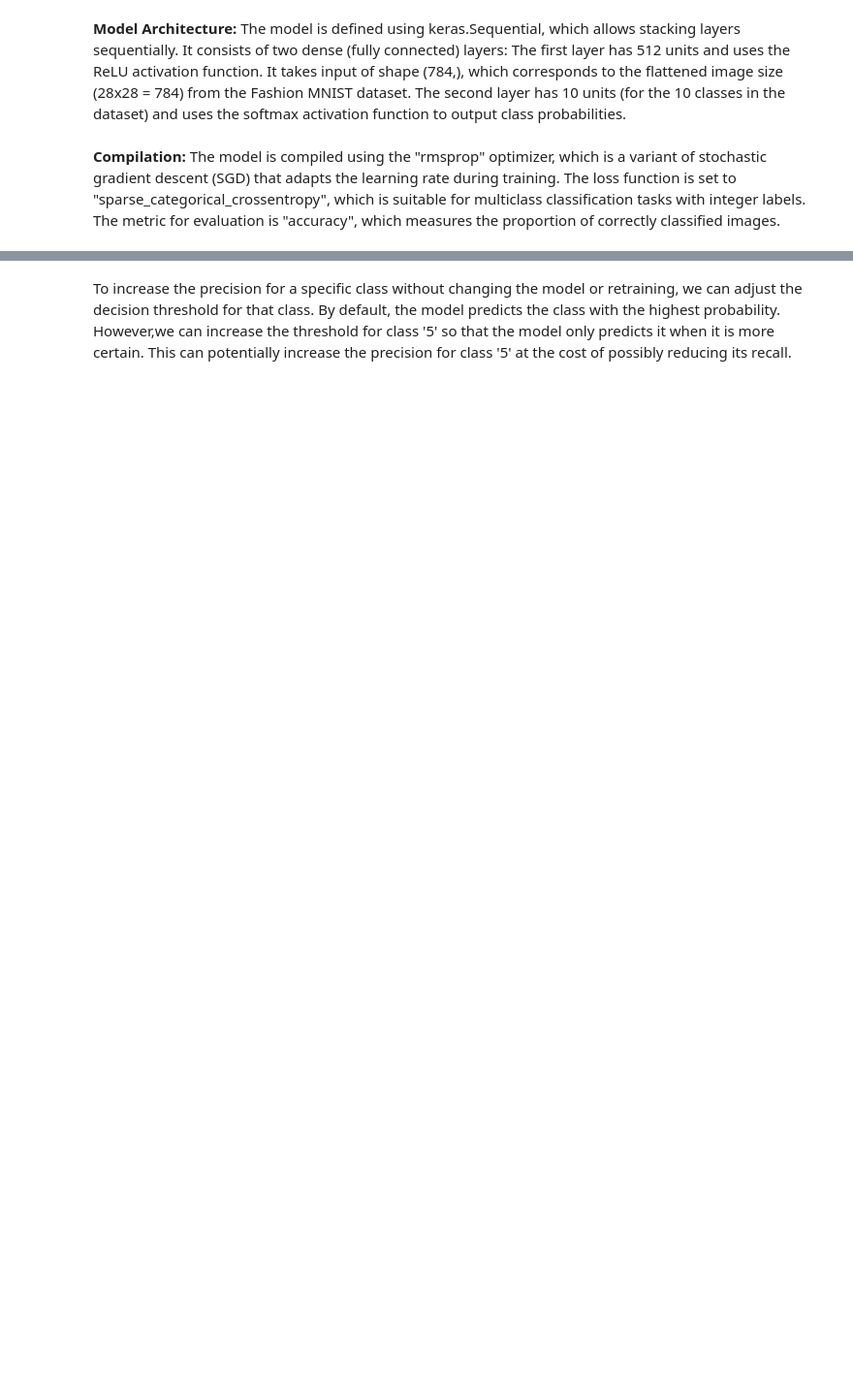
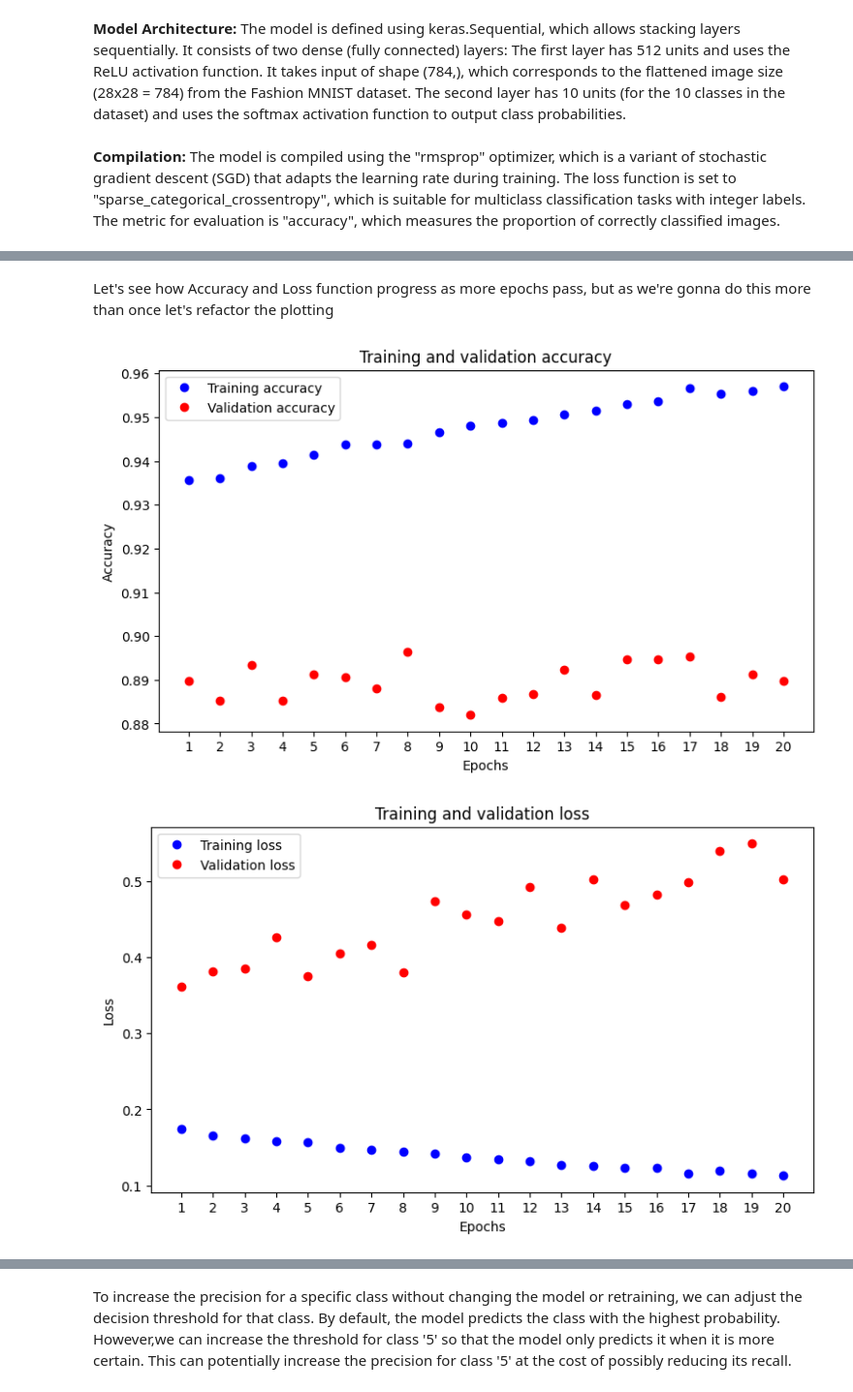
Before and after one commit to harshp24asopalav/CSCN8010-labs, a Jupyter notebook: MNIST Classification with Dense Neural Networks.ipynb, the cells around one changed output, grey strips where cells are left out. Shown: that part at 97% size. Cells and saved outputs as stored; diff of their text form; code cells hidden in the pictures; blank space fills up the shorter version.

```diff
--- a/MNIST Classification with Dense Neural Networks.ipynb
+++ b/MNIST Classification with Dense Neural Networks.ipynb
@@ -182,3 +185,23 @@ The second layer has 10 units (for the 10 classes in the dataset) and uses the s
 The model is compiled using the "rmsprop" optimizer, which is a variant of stochastic gradient descent (SGD) that adapts the learning rate during training.
 The loss function is set to "sparse_categorical_crossentropy", which is suitable for multiclass classification tasks with integer labels.
 The metric for evaluation is "accuracy", which measures the proportion of correctly classified images.
+# %%
+from keras.callbacks import ModelCheckpoint
+checkpoint_filepath = 'model1.hdf5'
+
+model_checkpoint_callback_1 = ModelCheckpoint(
+    filepath=checkpoint_filepath,
+    save_weights_only=False,  # Optionally save only weights instead of the full model
+    monitor='val_loss',
+    mode='min',  # Monitor validation loss and save on minimum
+    save_best_only=True)
+# %%
+history1 = model1.fit(train_images,
+                      train_labels,
+                      epochs=20,
+                      validation_split=0.2,
+                      batch_size=128,
+                      callbacks=[model_checkpoint_callback_1]
+                    )
+history_dict = history1.history
+history_dict.keys()
@@ -184,0 +227,34 @@ The metric for evaluation is "accuracy", which measures the proportion of correc
+# %% [markdown]
+Let's see how Accuracy and Loss function progress as more epochs pass, but as we're gonna do this more than once let's refactor the plotting
+# %%
+def plotter(history, model_name):
+
+    plt.figure(figsize=(9, 5))
+    loss_values = history_dict["accuracy"]
+    val_loss_values = history_dict["val_accuracy"]
+    epochs = range(1, len(loss_values) + 1)
+    plt.plot(epochs, loss_values, "bo", label="Training accuracy")
+    plt.plot(epochs, val_loss_values, "ro", label="Validation accuracy")
+    plt.xlabel("Epochs")
+    plt.xticks(epochs)
+    plt.ylabel("Accuracy")
+    plt.legend()
+    plt.title("Training and validation accuracy")
+
+    # plot the training and validation loss
+    plt.figure(figsize=(9, 5))
+    loss_values = history_dict["loss"]
+    val_loss_values = history_dict["val_loss"]
+    epochs = range(1, len(loss_values) + 1)
+    plt.plot(epochs, loss_values, "bo", label="Training loss")
+    plt.plot(epochs, val_loss_values, "ro", label="Validation loss")
+    plt.xlabel("Epochs")
+    plt.xticks(epochs)
+    plt.ylabel("Loss")
+    plt.legend()
+    plt.title("Training and validation loss")
+
+plotter(history1, model1)
+# %% [output]
+[figure, added]
+[figure, added]
```
Also changed, not shown: parts of 31 cells of this notebook, 4 other files.
